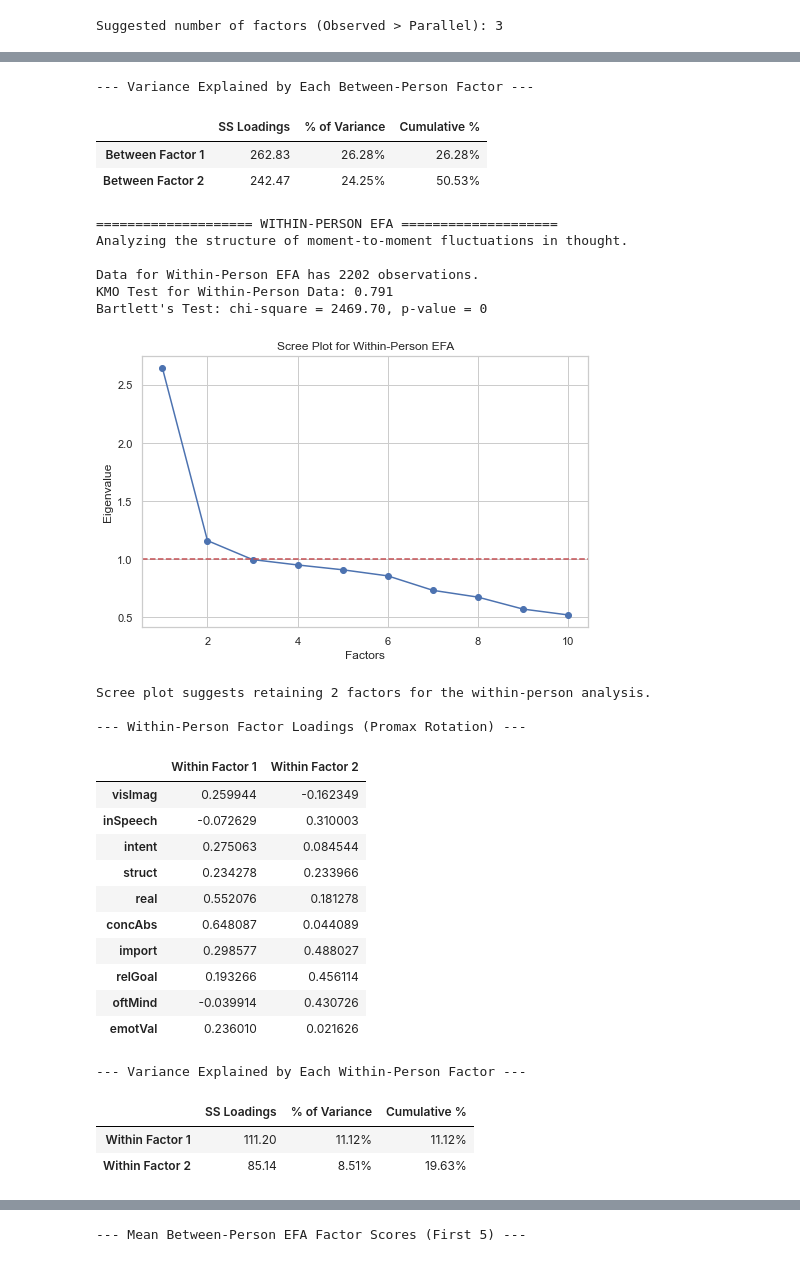
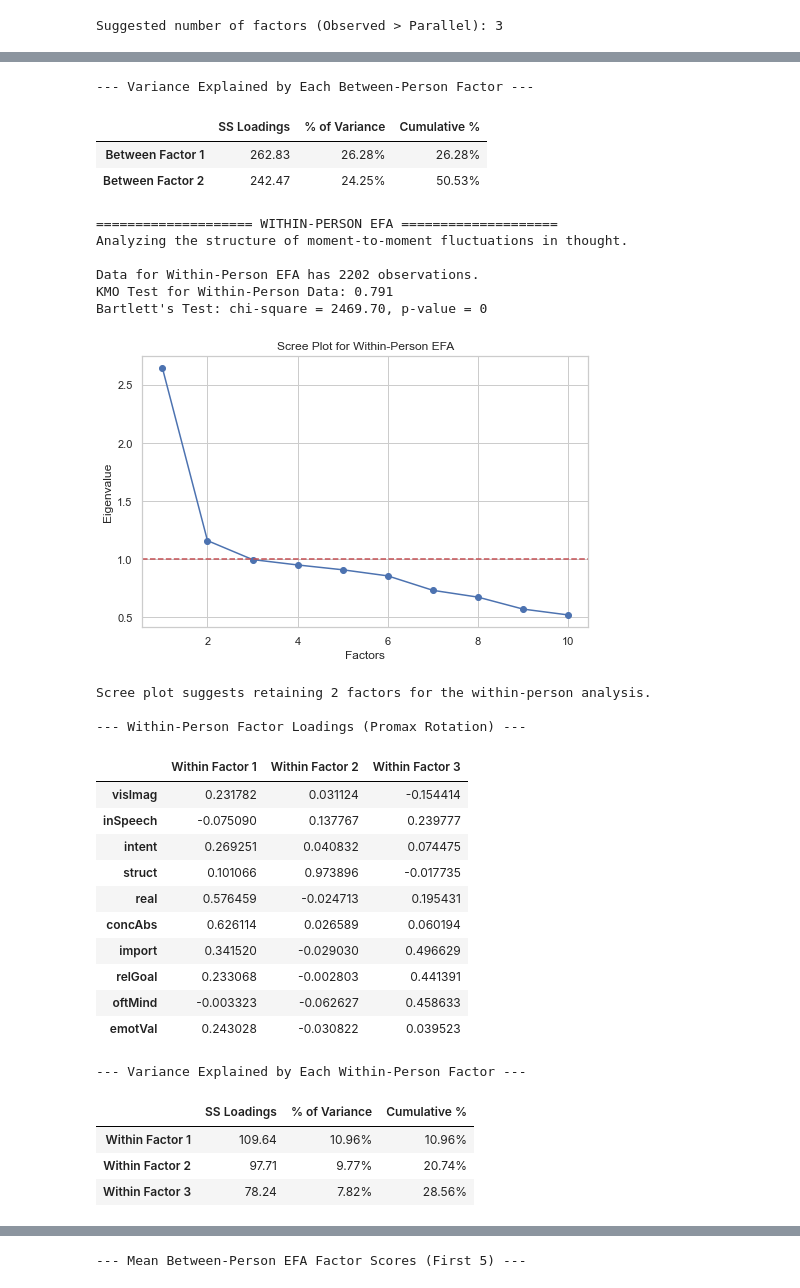
Before and after one commit to thandre6000/MindWanderAnalysis, a Jupyter notebook: notebooks/Clustering.ipynb, the cells around one changed output, grey strips where cells are left out. Saved outputs shown, nothing was run; the diff lists cells and outputs as text; code cells hidden in the pictures.

```diff
--- a/notebooks/Clustering.ipynb
+++ b/notebooks/Clustering.ipynb
@@ -1075,7 +1071,7 @@ plt.grid(True)
 plt.show()
 
 print(f"\nScree plot suggests retaining {n_factors_within} factors for the within-person analysis.")
-#n_factors_within = 4
+n_factors_within = 3
 # Run the EFA with Promax rotation
 fa_within = FactorAnalyzer(n_factors=n_factors_within, rotation="promax")
 fa_within.fit(within_efa_data)
@@ -1109,45 +1105,46 @@ KMO Test for Between-Person Data: 0.793
 Bartlett's Test: chi-square = 568.57, p-value = 8.88e-92
 [figure]
 Scree plot suggests retaining 3 factors for the between-person analysis.
 
 --- Between-Person Factor Loadings (Promax Rotation) ---
 |  | Between Factor 1 | Between Factor 2 |
 | visImag | 0.508530 | -0.002751 |
 | inSpeech | 0.121257 | 0.205168 |
 | intent | 0.085893 | 0.300049 |
 | struct | 0.540587 | 0.282283 |
 | real | -0.133982 | 1.008228 |
 | concAbs | -0.243779 | 1.005206 |
 | import | 0.547380 | 0.367073 |
 | relGoal | 0.776324 | 0.011951 |
 | oftMind | 0.858056 | -0.221919 |
 | emotVal | 0.582602 | -0.041950 |
 --- Variance Explained by Each Between-Person Factor ---
 |  | SS Loadings | % of Variance | Cumulative % |
 | Between Factor 1 | 262.83 | 26.28% | 26.28% |
 | Between Factor 2 | 242.47 | 24.25% | 50.53% |
 ==================== WITHIN-PERSON EFA ====================
 Analyzing the structure of moment-to-moment fluctuations in thought.
 
 Data for Within-Person EFA has 2202 observations.
 KMO Test for Within-Person Data: 0.791
 Bartlett's Test: chi-square = 2469.70, p-value = 0
 [figure]
 Scree plot suggests retaining 2 factors for the within-person analysis.
 
 --- Within-Person Factor Loadings (Promax Rotation) ---
-|  | Within Factor 1 | Within Factor 2 |
-| visImag | 0.259944 | -0.162349 |
-| inSpeech | -0.072629 | 0.310003 |
-| intent | 0.275063 | 0.084544 |
-| struct | 0.234278 | 0.233966 |
-| real | 0.552076 | 0.181278 |
-| concAbs | 0.648087 | 0.044089 |
-| import | 0.298577 | 0.488027 |
-| relGoal | 0.193266 | 0.456114 |
-| oftMind | -0.039914 | 0.430726 |
-| emotVal | 0.236010 | 0.021626 |
+|  | Within Factor 1 | Within Factor 2 | Within Factor 3 |
+| visImag | 0.231782 | 0.031124 | -0.154414 |
+| inSpeech | -0.075090 | 0.137767 | 0.239777 |
+| intent | 0.269251 | 0.040832 | 0.074475 |
+| struct | 0.101066 | 0.973896 | -0.017735 |
+| real | 0.576459 | -0.024713 | 0.195431 |
+| concAbs | 0.626114 | 0.026589 | 0.060194 |
+| import | 0.341520 | -0.029030 | 0.496629 |
+| relGoal | 0.233068 | -0.002803 | 0.441391 |
+| oftMind | -0.003323 | -0.062627 | 0.458633 |
+| emotVal | 0.243028 | -0.030822 | 0.039523 |
 --- Variance Explained by Each Within-Person Factor ---
 |  | SS Loadings | % of Variance | Cumulative % |
-| Within Factor 1 | 111.20 | 11.12% | 11.12% |
-| Within Factor 2 | 85.14 | 8.51% | 19.63% |
+| Within Factor 1 | 109.64 | 10.96% | 10.96% |
+| Within Factor 2 | 97.71 | 9.77% | 20.74% |
+| Within Factor 3 | 78.24 | 7.82% | 28.56% |
```
Also changed, not shown: parts of 10 cells of this notebook, 5 other files.
